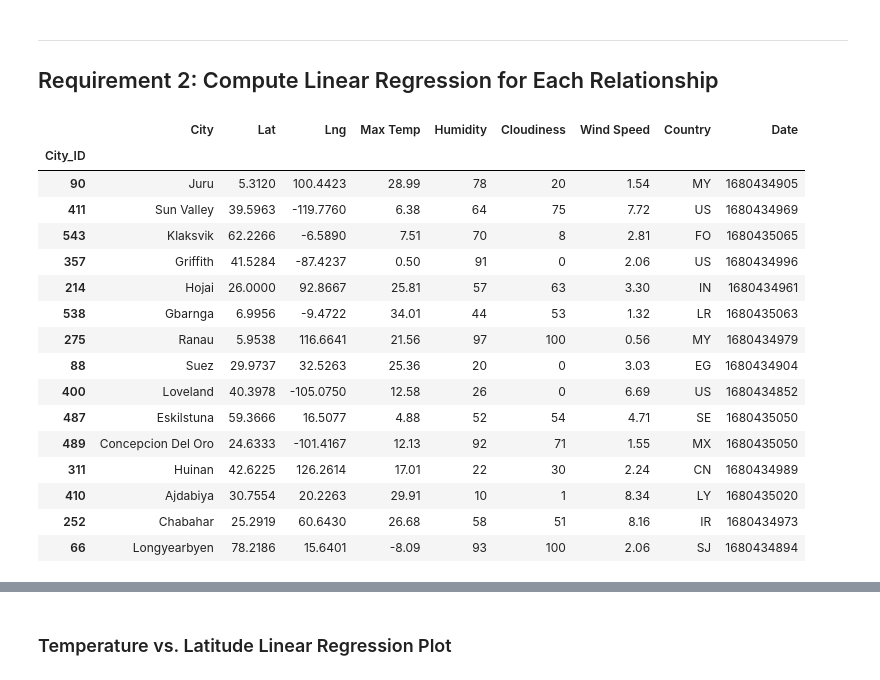
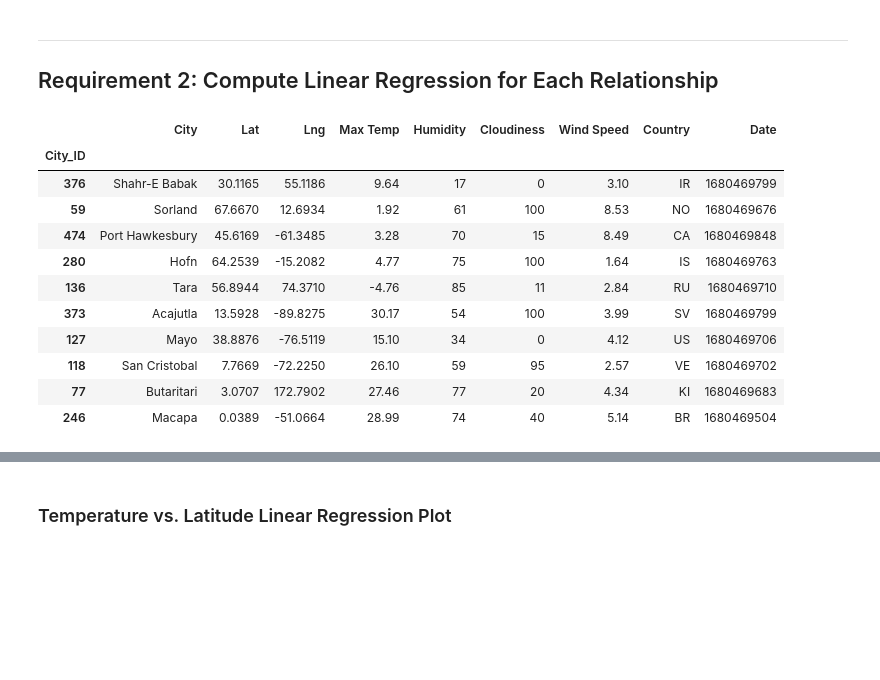
Before and after one commit to Gavin-Toole/Module-6-Python-API-Challenge, a Jupyter notebook: WeatherPy.ipynb, the cells around one changed output, grey strips where cells are left out. Cells and saved outputs as stored; diff of their text form; code cells hidden in the pictures; blank space fills up the shorter version.

```diff
--- a/WeatherPy.ipynb
+++ b/WeatherPy.ipynb
@@ -288,27 +289,22 @@ def plot_linear_regression(x_values, y_values, x_label, y_label, hemisphere):
 # %%
 # Create a DataFrame with the Northern Hemisphere data (Latitude >= 0)
 northern_hemi_df = city_data_df.loc[(city_data_df["Lat"] >= 0)]
 
 # Display sample data
-northern_hemi_df.sample(15)
+northern_hemi_df.sample(10)
 # %% [output]
 |  | City | Lat | Lng | Max Temp | Humidity | Cloudiness | Wind Speed | Country | Date |
 | City_ID |  |  |  |  |  |  |  |  |  |
-| 90 | Juru | 5.3120 | 100.4423 | 28.99 | 78 | 20 | 1.54 | MY | 1680434905 |
-| 411 | Sun Valley | 39.5963 | -119.7760 | 6.38 | 64 | 75 | 7.72 | US | 1680434969 |
-| 543 | Klaksvik | 62.2266 | -6.5890 | 7.51 | 70 | 8 | 2.81 | FO | 1680435065 |
-| 357 | Griffith | 41.5284 | -87.4237 | 0.50 | 91 | 0 | 2.06 | US | 1680434996 |
-| 214 | Hojai | 26.0000 | 92.8667 | 25.81 | 57 | 63 | 3.30 | IN | 1680434961 |
-| 538 | Gbarnga | 6.9956 | -9.4722 | 34.01 | 44 | 53 | 1.32 | LR | 1680435063 |
-| 275 | Ranau | 5.9538 | 116.6641 | 21.56 | 97 | 100 | 0.56 | MY | 1680434979 |
-| 88 | Suez | 29.9737 | 32.5263 | 25.36 | 20 | 0 | 3.03 | EG | 1680434904 |
-| 400 | Loveland | 40.3978 | -105.0750 | 12.58 | 26 | 0 | 6.69 | US | 1680434852 |
-| 487 | Eskilstuna | 59.3666 | 16.5077 | 4.88 | 52 | 54 | 4.71 | SE | 1680435050 |
-| 489 | Concepcion Del Oro | 24.6333 | -101.4167 | 12.13 | 92 | 71 | 1.55 | MX | 1680435050 |
-| 311 | Huinan | 42.6225 | 126.2614 | 17.01 | 22 | 30 | 2.24 | CN | 1680434989 |
-| 410 | Ajdabiya | 30.7554 | 20.2263 | 29.91 | 10 | 1 | 8.34 | LY | 1680435020 |
-| 252 | Chabahar | 25.2919 | 60.6430 | 26.68 | 58 | 51 | 8.16 | IR | 1680434973 |
-| 66 | Longyearbyen | 78.2186 | 15.6401 | -8.09 | 93 | 100 | 2.06 | SJ | 1680434894 |
+| 376 | Shahr-E Babak | 30.1165 | 55.1186 | 9.64 | 17 | 0 | 3.10 | IR | 1680469799 |
+| 59 | Sorland | 67.6670 | 12.6934 | 1.92 | 61 | 100 | 8.53 | NO | 1680469676 |
+| 474 | Port Hawkesbury | 45.6169 | -61.3485 | 3.28 | 70 | 15 | 8.49 | CA | 1680469848 |
+| 280 | Hofn | 64.2539 | -15.2082 | 4.77 | 75 | 100 | 1.64 | IS | 1680469763 |
+| 136 | Tara | 56.8944 | 74.3710 | -4.76 | 85 | 11 | 2.84 | RU | 1680469710 |
+| 373 | Acajutla | 13.5928 | -89.8275 | 30.17 | 54 | 100 | 3.99 | SV | 1680469799 |
+| 127 | Mayo | 38.8876 | -76.5119 | 15.10 | 34 | 0 | 4.12 | US | 1680469706 |
+| 118 | San Cristobal | 7.7669 | -72.2250 | 26.10 | 59 | 95 | 2.57 | VE | 1680469702 |
+| 77 | Butaritari | 3.0707 | 172.7902 | 27.46 | 77 | 20 | 4.34 | KI | 1680469683 |
+| 246 | Macapa | 0.0389 | -51.0664 | 28.99 | 74 | 40 | 5.14 | BR | 1680469504 |
 # %%
 # Create a DataFrame with the Southern Hemisphere data (Latitude < 0)
 southern_hemi_df =  city_data_df.loc[(city_data_df["Lat"] < 0)]
```
Also changed, not shown: parts of 19 cells of this notebook, 5 other files.
